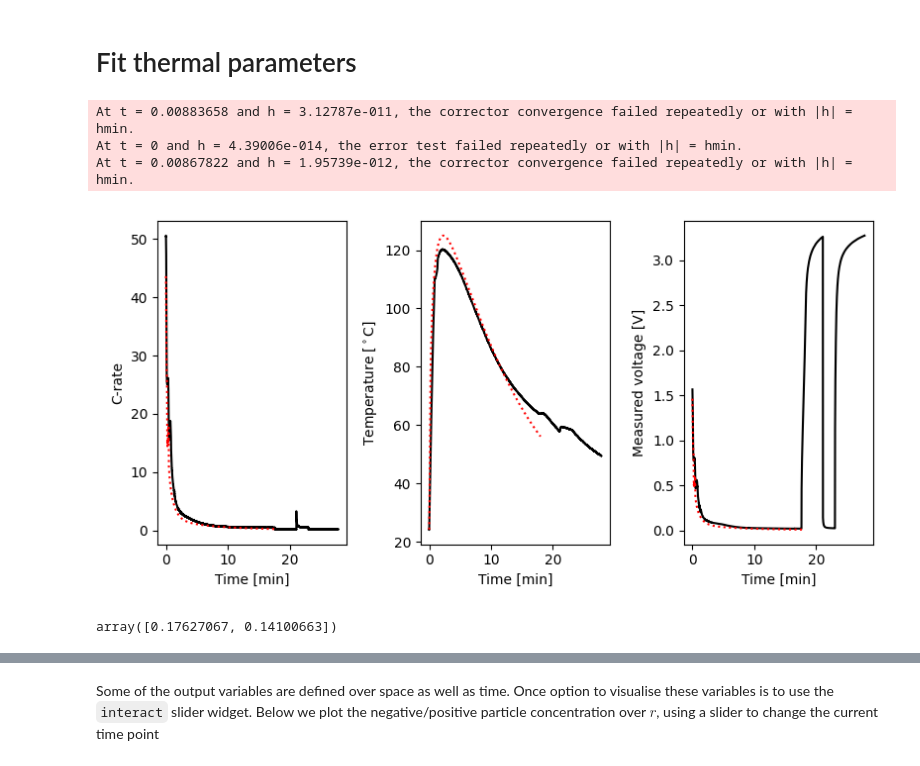
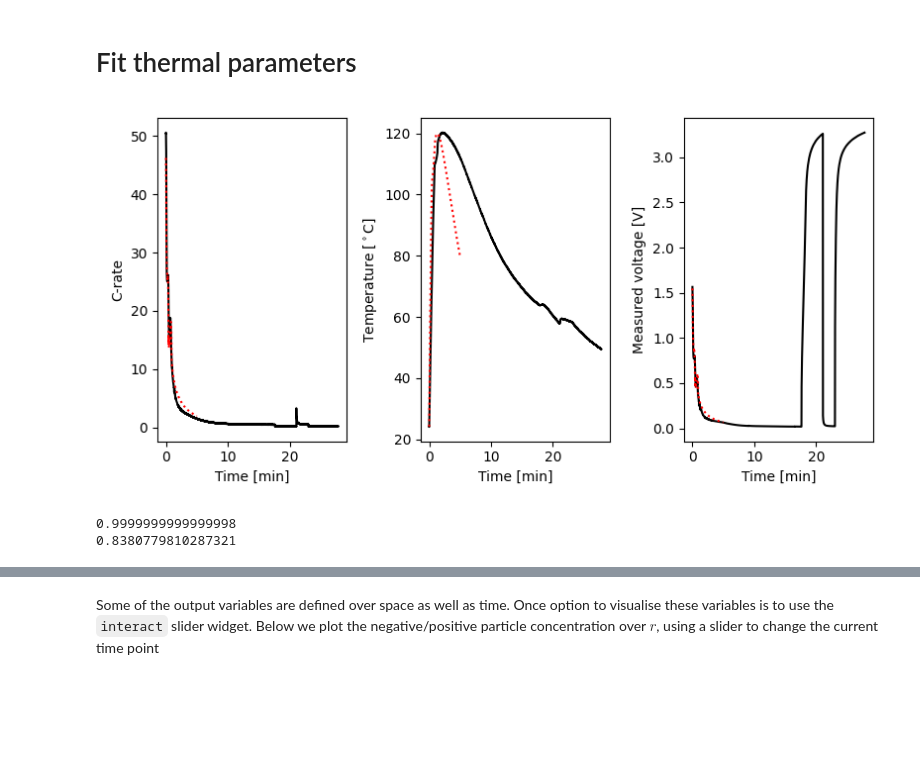
Before and after one commit to viviantran27/PyBaMM, a Jupyter notebook: fast_discharge/Archive/SPM_ESC_thermal_fitting_venting_100.ipynb, the cells around one changed output, grey strips where cells are left out. Drawn from its saved outputs; the diff is of its cells as text; code cells hidden in the pictures; blank space fills up the shorter version.

```diff
--- a/fast_discharge/Archive/SPM_ESC_thermal_fitting_venting_100.ipynb
+++ b/fast_discharge/Archive/SPM_ESC_thermal_fitting_venting_100.ipynb
@@ -235,8 +235,8 @@ for j, option in enumerate(options):
 # Set up loss function
 # %%
 def simulate_esc_T(k:np.ndarray):
-    h = k[0]
-    Cp = k[1]
+    h = h0*k[0]
+    Cp = Cp0*k[1]
     param.update({
         "Negative current collector surface heat transfer coefficient [W.m-2.K-1]": h,
         "Positive current collector surface heat transfer coefficient [W.m-2.K-1]": h,
@@ -246,6 +246,15 @@ def simulate_esc_T(k:np.ndarray):
         "Total heat transfer coefficient [W.m-2.K-1]":h,
         "Negative electrode specific heat capacity [J.kg-1.K-1]": 1100*Cp,
         "Positive electrode specific heat capacity [J.kg-1.K-1]": 1100*Cp,
+        "Negative electrode diffusivity [m2.s-1]": modified_graphite_diffusivity_PeymanMPM,
+        "Positive electrode diffusivity [m2.s-1]": modified_NMC_diffusivity_PeymanMPM,
+        # "Electrolyte diffusivity [m2.s-1]": modified_electrolyte_diffusivity_PeymanMPM,
+        # "Electrolyte conductivity [S.m-1]": modified_electrolyte_conductivity_PeymanMPM,
+        # "Initial concentration in electrolyte [mol.m-3]":1000, #*1.3
+        "Negative electrode exchange-current density [A.m-2]": modified_graphite_electrolyte_exchange_current_density_PeymanMPM,
+        "Positive electrode exchange-current density [A.m-2]": modified_NMC_electrolyte_exchange_current_density_PeymanMPM,
+        "Negative electrode OCP entropic change [V.K-1]":0,
+        "Positive electrode OCP entropic change [V.K-1]":0,
         })
     sim = pybamm.Simulation(model, parameter_values = param)
     solution = sim.solve( initial_soc=SOC_0, t_eval = t_eval)
@@ -253,10 +262,10 @@ def simulate_esc_T(k:np.ndarray):
     # calculate squared sum for rest period
     T = solution['Volume-averaged cell temperature [K]']
     t_error = data.t[(data.index>esc_start) & (data.t<t_eval[-1])].to_numpy()
-    loss_T = np.sum(np.square(data.Temp[(data.index>esc_start) & (data.t<t_eval[-1])]- (T(t_error)-273.15)))
-
+    # loss_T = np.sum(np.square(data.Temp[(data.index>esc_start) & (data.t<t_eval[-1])]- (T(t_error)-273.15)))
+    loss_T = np.sqrt(np.mean(np.square(data.Temp[(data.index>esc_start) & (data.t<t_eval[-1])]- (T(t_error)-273.15))))
     return np.array([loss_T])
 
 # test function
-print(simulate_esc_T(np.array([0.7, 1.5])))
+print(simulate_esc_T(np.array([1, 1])))
 # %% [output]
@@ -313,47 +321,46 @@ def plot_data(data, solutions, labels = []):
 # Fit thermal parameters
 # %%
 # define sim parameters
-SOC_0 = 0.75
+SOC_0 = 1
 # data_current = data[['t','I']].to_numpy()
 
 # Fit thermal params
 k0 = np.array([1]*2)
 lb = np.array([0.1]*2)
 ub = np.array([10]*2)
 k = dfols.solve(simulate_esc_T, k0, bounds = (lb,ub), rhoend=1e-2)
 
 # simulate with k
 solutions = []
 
 # fitted
-h = k.x[0]
-Cp = k.x[1]
+h = h0*k.x[0]
+Cp = Cp0*k.x[1]
 param.update({
     "Negative current collector surface heat transfer coefficient [W.m-2.K-1]": h,
     "Positive current collector surface heat transfer coefficient [W.m-2.K-1]": h,
     "Negative tab heat transfer coefficient [W.m-2.K-1]":h,
     "Positive tab heat transfer coefficient [W.m-2.K-1]":h,
     "Edge heat transfer coefficient [W.m-2.K-1]":h,
     "Total heat transfer coefficient [W.m-2.K-1]":h,
     "Negative electrode specific heat capacity [J.kg-1.K-1]": 1100*Cp,
     "Positive electrode specific heat capacity [J.kg-1.K-1]": 1100*Cp,
     })
 solver = pybamm.CasadiSolver(mode="safe", dt_max = 10) #, extra_options_setup={"max_num_steps": 10000}
 sim = pybamm.Simulation(model, parameter_values = param, solver=solver)
 solution = sim.solve( initial_soc=SOC_0, t_eval = t_eval)
 solutions.append(solution)
 
 # plot with
 plot_data(data,solutions)
 # %% [output]
-At t = 0.00883658 and h = 3.12787e-011, the corrector convergence failed repeatedly or with |h| = hmin.
-At t = 0 and h = 4.39006e-014, the error test failed repeatedly or with |h| = hmin.
-At t = 0.00867822 and h = 1.95739e-012, the corrector convergence failed repeatedly or with |h| = hmin.
-[figure, old version]
+[figure, new version]
-# %%
-k.x
-# %% [output]
-array([0.17627067, 0.14100663])
+# %%
+print(h)
+print(Cp)
+# %% [output]
+0.9999999999999998
+0.8380779810287321
 # %%
 display([k for k in model.variables.keys()])
 # %% [output]
```
Also changed, not shown: parts of 2 cells of this notebook, 10 other files.
